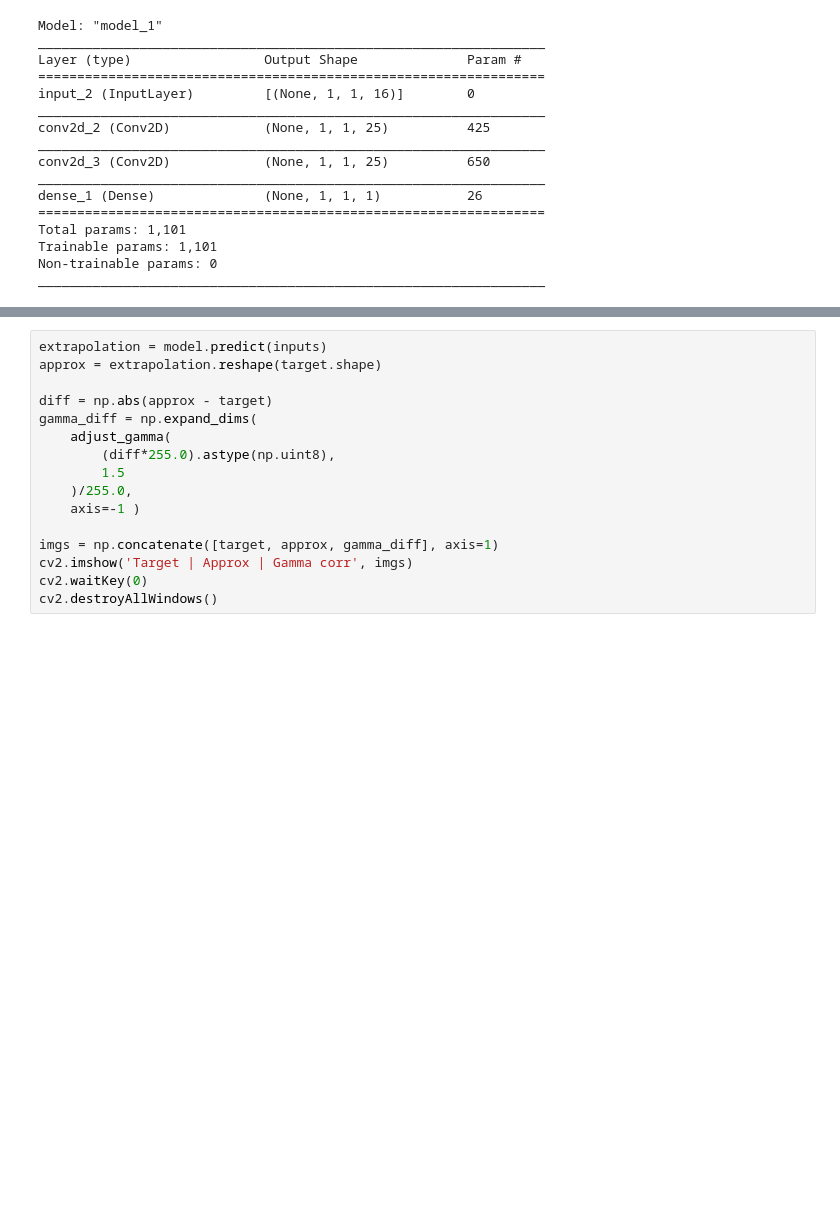
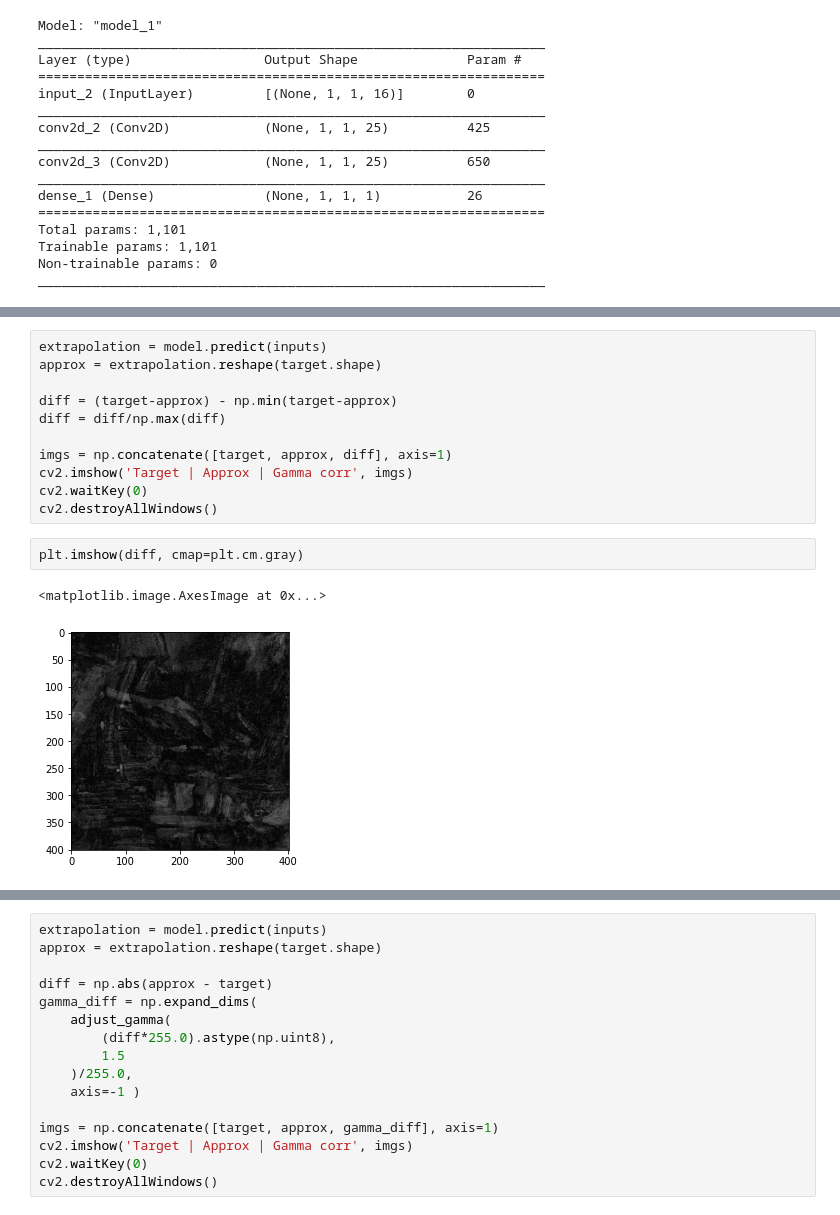
Before and after one commit to gimlidc/igre, a Jupyter notebook: notebooks/tk-cnn.ipynb, the cells around one changed output, grey strips where cells are left out. Drawn from its saved outputs; the diff is of its cells as text; blank space fills up the shorter version.

```diff
--- a/notebooks/tk-cnn.ipynb
+++ b/notebooks/tk-cnn.ipynb
@@ -188,0 +185,16 @@ Gain: 3.6143e-06
+# %%
+extrapolation = model.predict(inputs)
+approx = extrapolation.reshape(target.shape)
+
+diff = (target-approx) - np.min(target-approx)
+diff = diff/np.max(diff)
+
+imgs = np.concatenate([target, approx, diff], axis=1)
+cv2.imshow('Target | Approx | Gamma corr', imgs)
+cv2.waitKey(0)
+cv2.destroyAllWindows()
+# %%
+plt.imshow(diff, cmap=plt.cm.gray)
+# %% [output]
+<matplotlib.image.AxesImage at 0x...>
+[figure, added]
```
Also changed, not shown: parts of 10 cells of this notebook, 1 other file.
